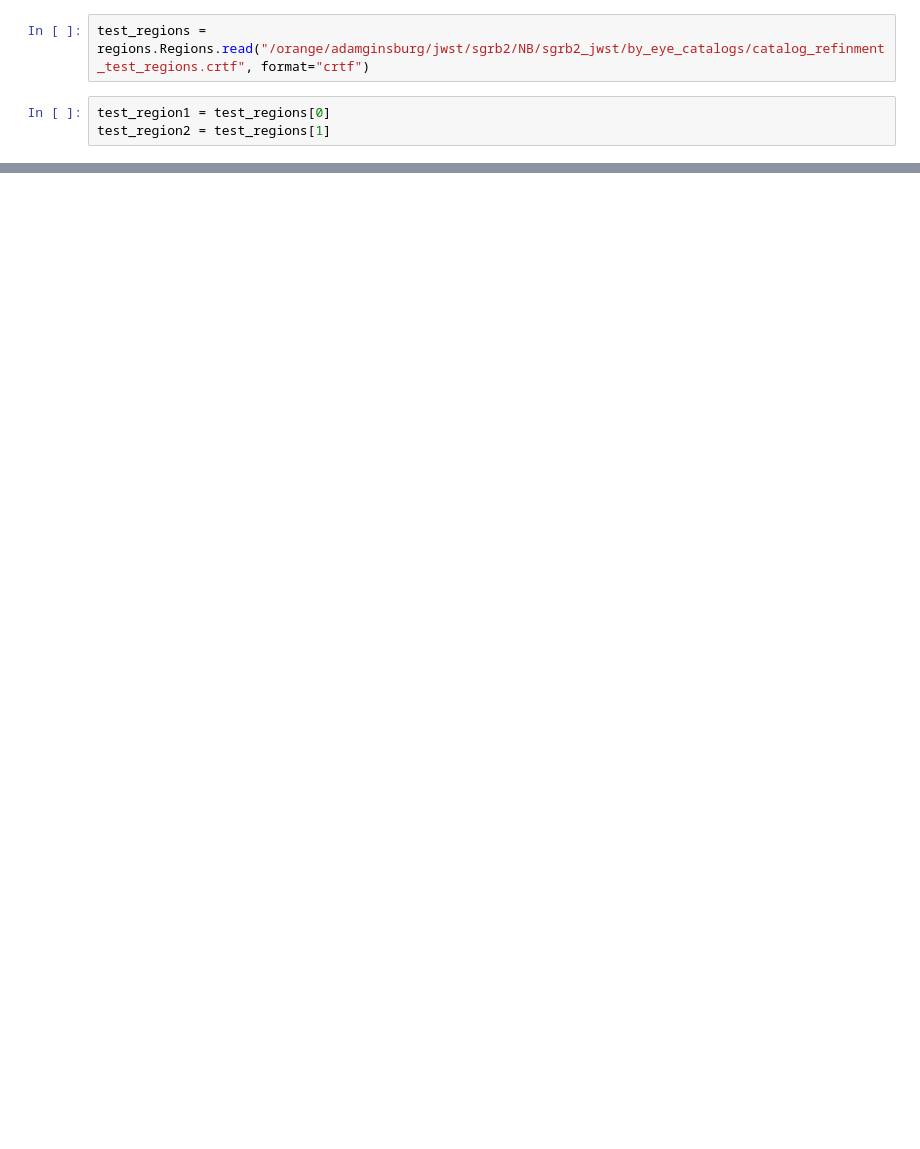
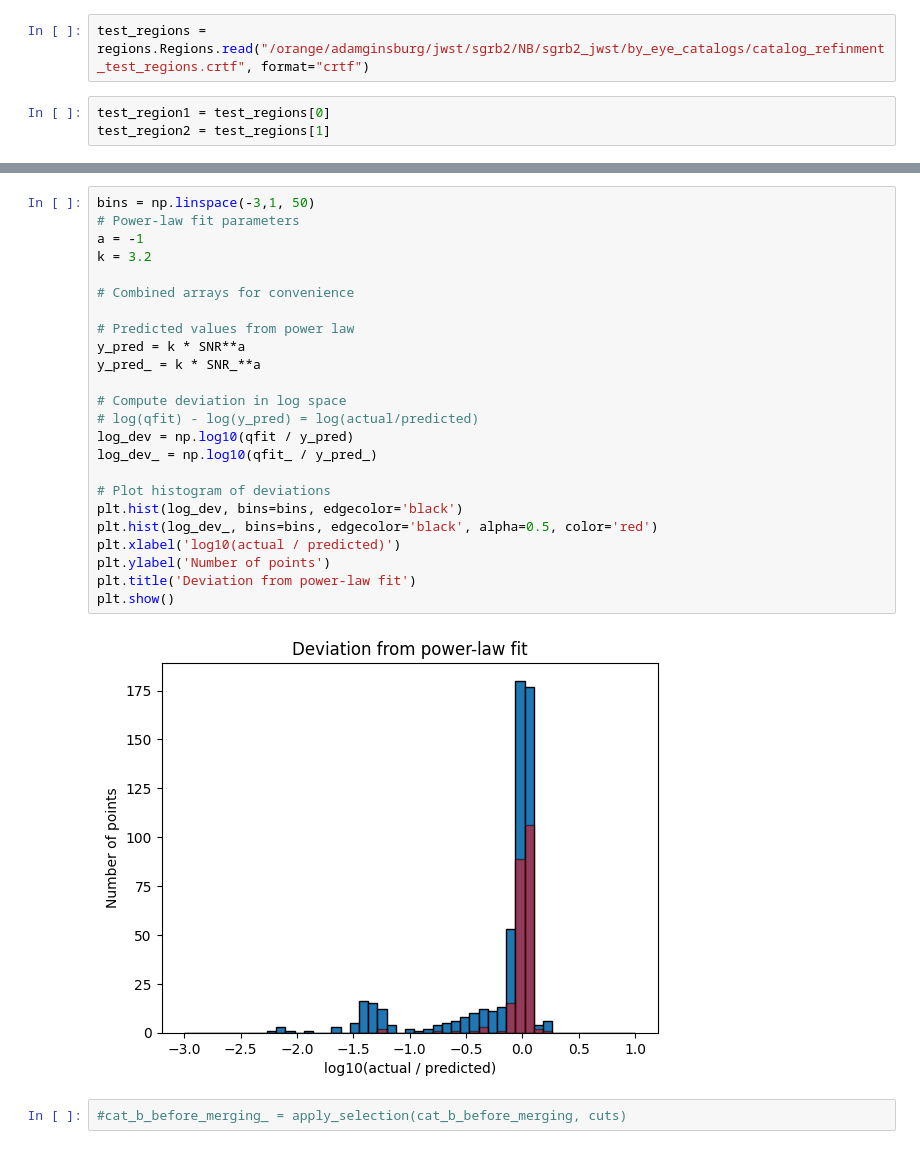
Before and after one commit to nbudaiev/jwst_sgrb2, a Jupyter notebook: sgrb2_jwst/daophot_vs_by_eye_comparison.ipynb, the cells around one changed output, grey strips where cells are left out. Cells and saved outputs as stored; diff of their text form; blank space fills up the shorter version.

```diff
--- a/sgrb2_jwst/daophot_vs_by_eye_comparison.ipynb
+++ b/sgrb2_jwst/daophot_vs_by_eye_comparison.ipynb
@@ -100,0 +505,28 @@ len(regs_region2)
+# %%
+bins = np.linspace(-3,1, 50)
+# Power-law fit parameters
+a = -1
+k = 3.2
+
+# Combined arrays for convenience
+
+# Predicted values from power law
+y_pred = k * SNR**a
+y_pred_ = k * SNR_**a
+
+# Compute deviation in log space
+# log(qfit) - log(y_pred) = log(actual/predicted)
+log_dev = np.log10(qfit / y_pred)
+log_dev_ = np.log10(qfit_ / y_pred_)
+
+# Plot histogram of deviations
+plt.hist(log_dev, bins=bins, edgecolor='black')
+plt.hist(log_dev_, bins=bins, edgecolor='black', alpha=0.5, color='red')
+plt.xlabel('log10(actual / predicted)')
+plt.ylabel('Number of points')
+plt.title('Deviation from power-law fit')
+plt.show()
+# %% [output]
+[figure, added]
+# %%
+#cat_b_before_merging_ = apply_selection(cat_b_before_merging, cuts)
```
Also changed, not shown: parts of 67 cells of this notebook.
